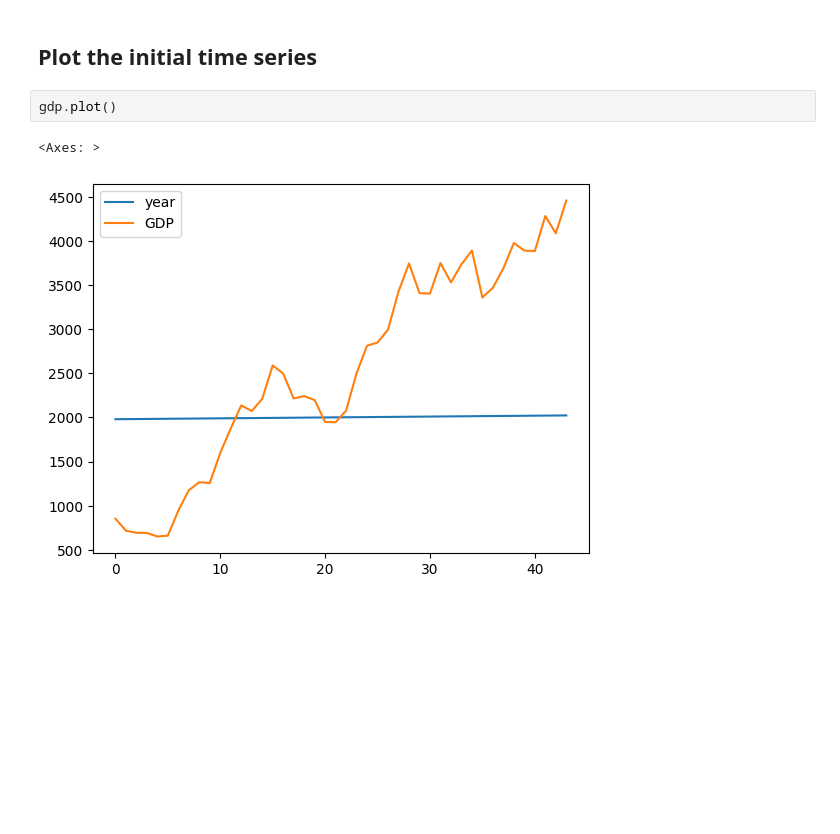
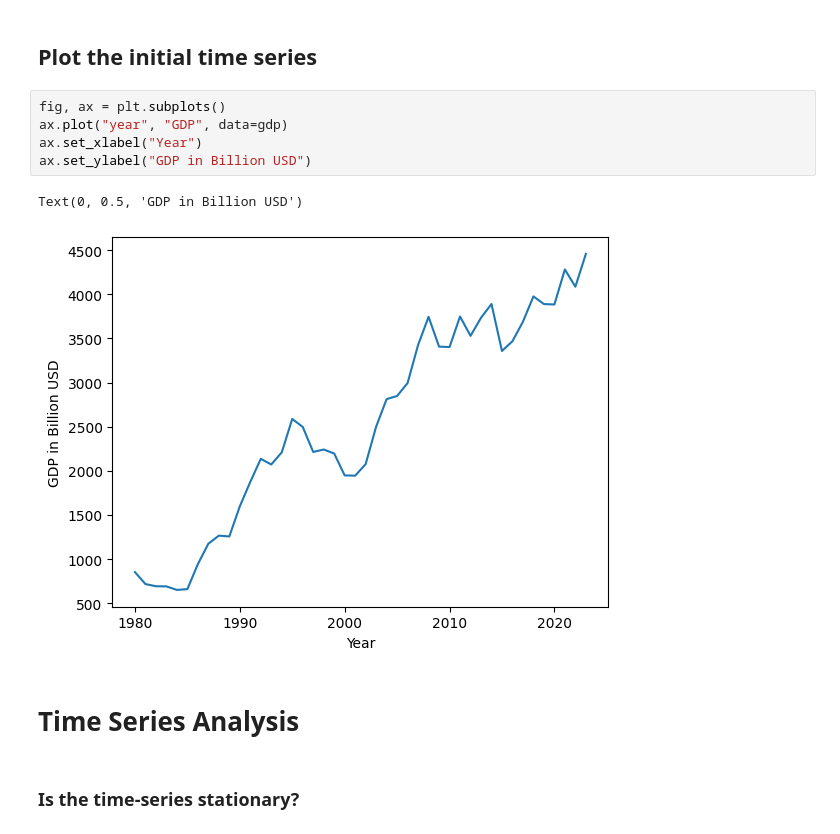
Before and after one commit to niklas0801/VAR_Models, a Jupyter notebook: basic_VAR.ipynb, the cells around one changed output. Cells and saved outputs as stored; diff of their text form; blank space fills up the shorter version.

Commit message:
starting Time Series Analysis

```diff
--- a/basic_VAR.ipynb
+++ b/basic_VAR.ipynb
@@ -22,8 +23,15 @@ gdp = gdp.reset_index().copy()
 gdp.drop(columns="index", axis=0, inplace=True)
 # %% [markdown]
 ## Plot the initial time series
-# %%
-gdp.plot()
-# %% [output]
-<Axes: >
-[figure, removed]
+# %%
+fig, ax = plt.subplots()
+ax.plot("year", "GDP", data=gdp)
+ax.set_xlabel("Year")
+ax.set_ylabel("GDP in Billion USD")
+# %% [output]
+Text(0, 0.5, 'GDP in Billion USD')
+[figure, added]
+# %% [markdown]
+# Time Series Analysis
+# %% [markdown]
+### Is the time-series stationary?
```
Also changed, not shown: parts of 1 cell of this notebook.
